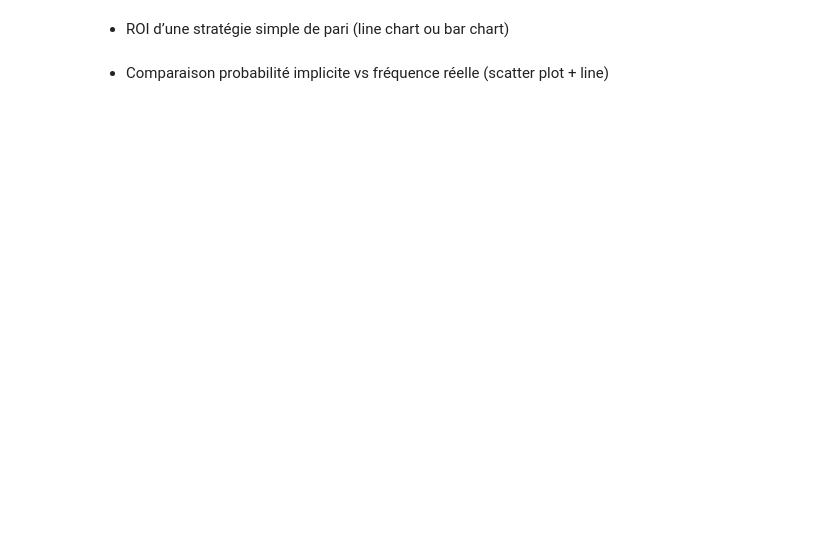
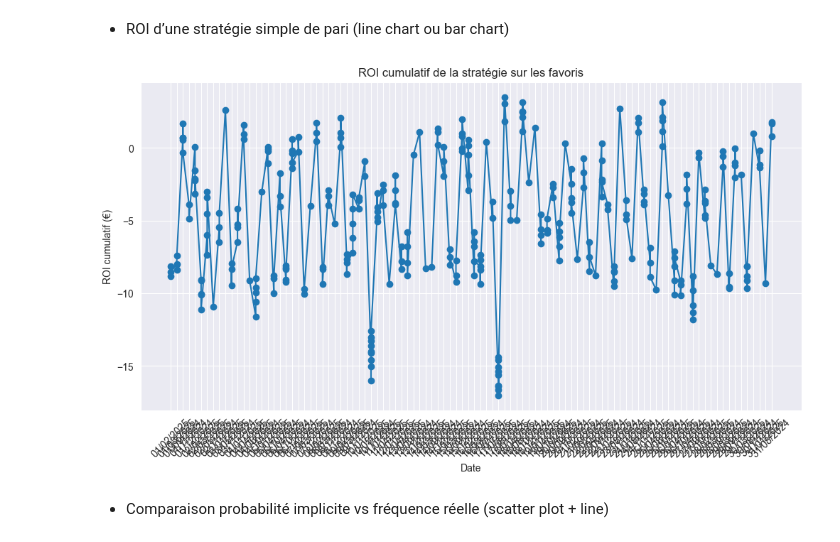
Before and after one commit to VMY7/ligue1-eda-python-24-25, a Jupyter notebook: ligue1-eda-python-24-25.ipynb, the cells around one changed output. Drawn from its saved outputs; the diff is of its cells as text; code cells hidden in the pictures; blank space fills up the shorter version.

```diff
--- a/ligue1-eda-python-24-25.ipynb
+++ b/ligue1-eda-python-24-25.ipynb
@@ -1007,4 +1073,31 @@ df["Over25"] = np.where(df["TotalGoals"] > 2.5, 1, 0)
 # %% [markdown]
 - ROI d’une stratégie simple de pari (line chart ou bar chart)
+# %%
+# Appel une colonne "FavoriteWon"
+# (1 si le pari est gagné, 0 sinon, en utilisant FTR et la stratégie choisie)
+df["FavoriteWon"]
+
+# Calculer le gain ou la perte pour chaque pari
+# (par exemple : Stake * (Odd - 1) si gagné, -Stake si perdu)
+df["BetProfit"] = np.where(df["FavoriteWon"] == 1, df["FavoriteOdd"] - 1, -1)
+
+# Calculer le ROI cumulatif
+# (somme des gains / somme des mises ou cumulé par match)
+df["CumulativeROI"] = df["BetProfit"].cumsum()
+
+# Trier par date pour que le cumul se fasse correctement
+df = df.sort_values("Date")
+
+# Visualisation
+plt.figure(figsize=(12,6))
+plt.plot(df["Date"], df["CumulativeROI"], marker='o', linestyle='-')
+plt.xlabel("Date")
+plt.ylabel("ROI cumulatif (€)")
+plt.title("ROI cumulatif de la stratégie sur les favoris")
+plt.xticks(rotation=45)
+plt.grid(True)
+plt.show()
+# %% [output]
+[figure, added]
 # %% [markdown]
 - Comparaison probabilité implicite vs fréquence réelle (scatter plot + line)
```
Also changed, not shown: parts of 7 cells of this notebook.
